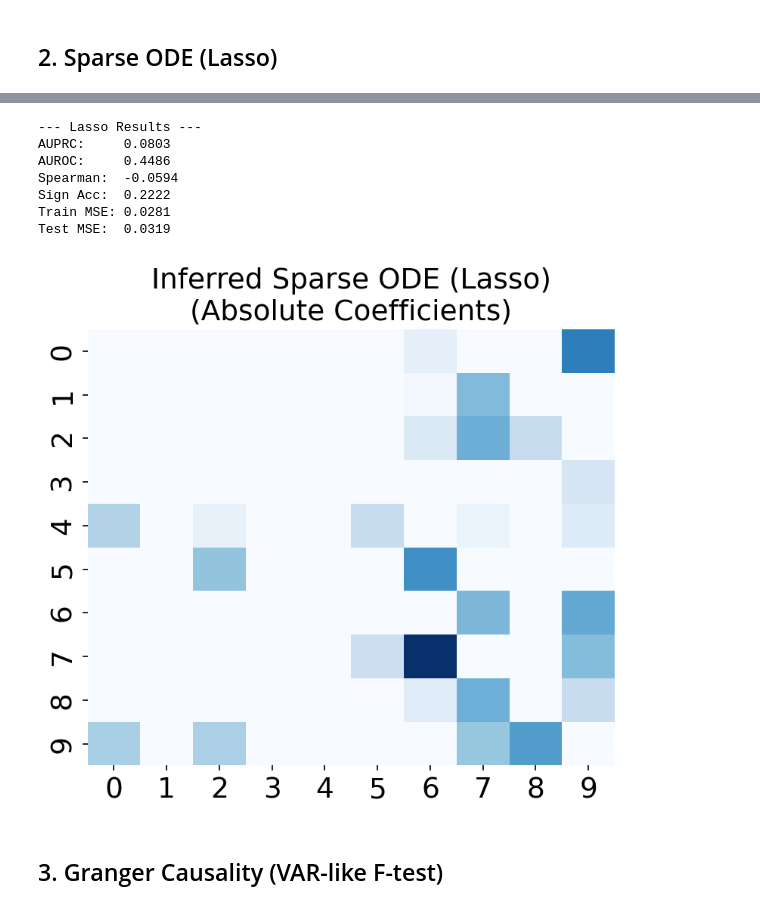
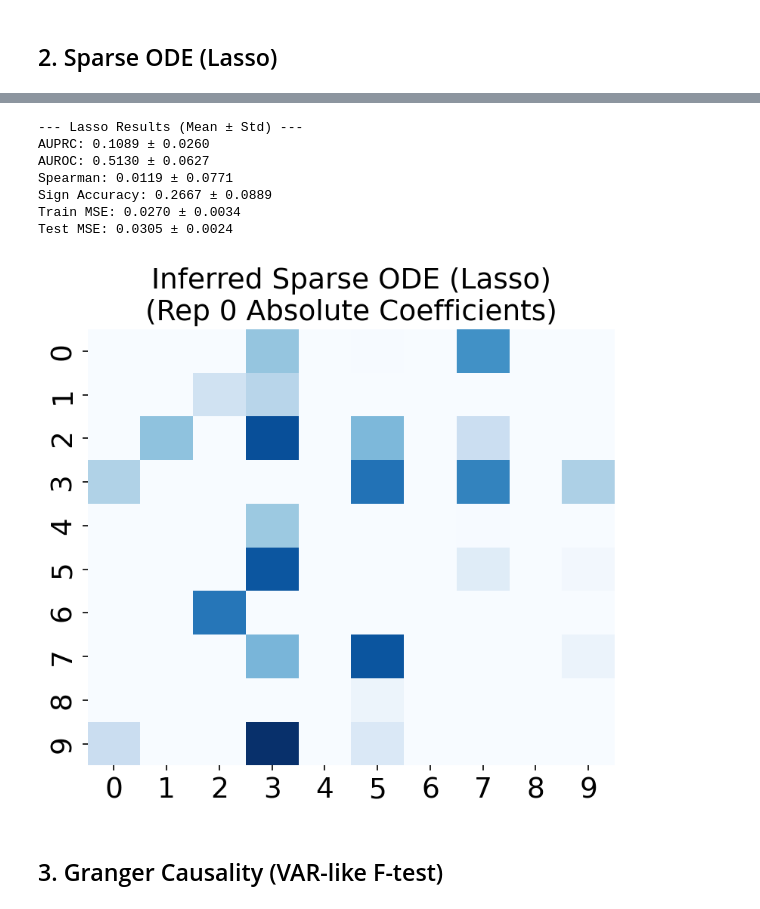
Before and after one commit to CoMuNeLab/Onsager_Machlup_Inf, a Jupyter notebook: benchmarking/experiment_overfitting.ipynb, the cells around one changed output, grey strips where cells are left out. Saved outputs shown, nothing was run; the diff lists cells and outputs as text; code cells hidden in the pictures.

```diff
--- a/benchmarking/experiment_overfitting.ipynb
+++ b/benchmarking/experiment_overfitting.ipynb
@@ -137,15 +145,11 @@ Running Random Forest (dynGENIE3 equivalent)...
 # %%
-print("--- Random Forest Results ---")
-print(f"AUPRC:     {pr_auc:.4f}")
-print(f"AUROC:     {roc_auc:.4f}")
-print(f"Spearman:  {spearman:.4f}")
-print(f"Train MSE: {rf_train_mse:.4f}")
-print(f"Test MSE:  {rf_test_mse:.4f}")
+print("--- Random Forest Results (Mean ± Std) ---")
+for metric in ['AUPRC', 'AUROC', 'Spearman', 'Train MSE', 'Test MSE']:
+    print(f"{metric}: {np.nanmean(results['dynGENIE3 (RF)'][metric]):.4f} ± {np.nanstd(results['dynGENIE3 (RF)'][metric]):.4f}")
 
 plt.figure(figsize=(6, 5))
-W_rf_plot = rf_edge_scores.copy()
 np.fill_diagonal(W_rf_plot, 0)
 sns.heatmap(W_rf_plot, cmap='Greens', cbar=False)
-plt.title('Inferred dynGENIE3 (RF)\n(Feature Importances)')
+plt.title('Inferred dynGENIE3 (RF)\n(Rep 0 Feature Importances)')
 plt.show()
 # %% [output]
@@ -197,27 +213,22 @@ Running Sparse ODE (Lasso)...
 # %%
-print("--- Lasso Results ---")
-print(f"AUPRC:     {pr_auc:.4f}")
-print(f"AUROC:     {roc_auc:.4f}")
-print(f"Spearman:  {spearman:.4f}")
-print(f"Sign Acc:  {sign_acc:.4f}")
-print(f"Train MSE: {lasso_train_mse:.4f}")
-print(f"Test MSE:  {lasso_test_mse:.4f}")
+print("--- Lasso Results (Mean ± Std) ---")
+for metric in ['AUPRC', 'AUROC', 'Spearman', 'Sign Accuracy', 'Train MSE', 'Test MSE']:
+    print(f"{metric}: {np.nanmean(results['Sparse ODE (Lasso)'][metric]):.4f} ± {np.nanstd(results['Sparse ODE (Lasso)'][metric]):.4f}")
 
 plt.figure(figsize=(6, 5))
-W_lasso_plot = lasso_edge_scores.copy()
 np.fill_diagonal(W_lasso_plot, 0)
 sns.heatmap(W_lasso_plot, cmap='Blues', cbar=False)
-plt.title('Inferred Sparse ODE (Lasso)\n(Absolute Coefficients)')
+plt.title('Inferred Sparse ODE (Lasso)\n(Rep 0 Absolute Coefficients)')
 plt.show()
 # %% [output]
---- Lasso Results ---
-AUPRC:     0.0803
-AUROC:     0.4486
-Spearman:  -0.0594
-Sign Acc:  0.2222
-Train MSE: 0.0281
-Test MSE:  0.0319
+--- Lasso Results (Mean ± Std) ---
+AUPRC: 0.1089 ± 0.0260
+AUROC: 0.5130 ± 0.0627
+Spearman: 0.0119 ± 0.0771
+Sign Accuracy: 0.2667 ± 0.0889
+Train MSE: 0.0270 ± 0.0034
+Test MSE: 0.0305 ± 0.0024
-[figure, old version]
+[figure, new version]
 # %% [markdown]
 ## 3. Granger Causality (VAR-like F-test)
 # %%
```
Also changed, not shown: parts of 23 cells of this notebook, 2 other files.
